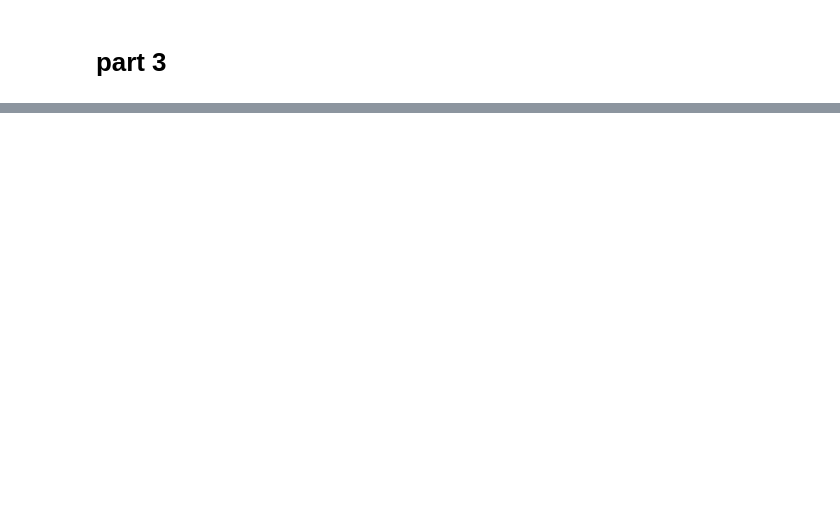
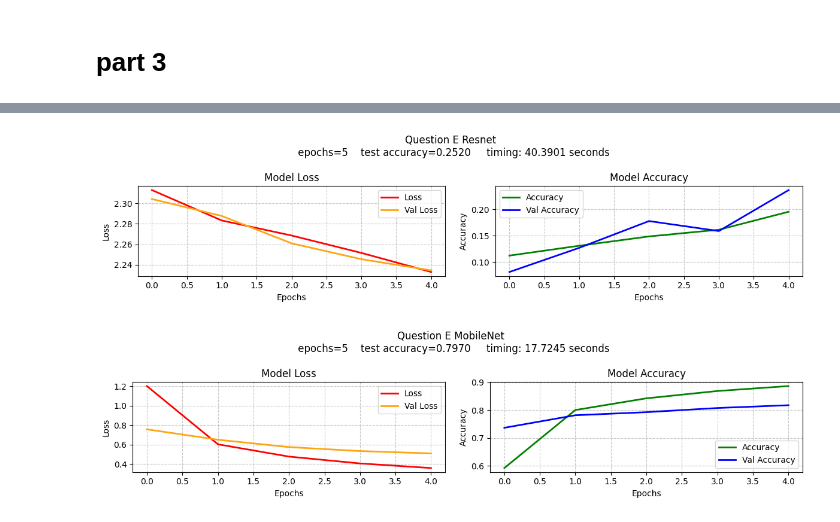
Before and after one commit to shai-ca/AI-DL, a Jupyter notebook: project-2/main_jupyter.ipynb, the cells around one changed output, grey strips where cells are left out. Drawn from its saved outputs; the diff is of its cells as text; code cells hidden in the pictures; blank space fills up the shorter version.

```diff
--- a/project-2/main_jupyter.ipynb
+++ b/project-2/main_jupyter.ipynb
@@ -194,0 +326,40 @@ new_model.add(tf.keras.layers.Dropout(0.5))    # Add dropoutos.environ['TF_ENABL
+# %%
+# D
+import tensorflow as tf
+import time
+import os
+
+# Create data augmentation layer
+data_augmentation = tf.keras.Sequential([
+    tf.keras.layers.RandomFlip("horizontal")
+])
+
+# Create augmented dataset
+train_ds = tf.data.Dataset.from_tensor_slices((train_images, train_labels))
+train_ds = train_ds.shuffle(1000).batch(32)
+train_ds = train_ds.map(lambda x, y: (data_augmentation(x, training=True), y))
+
+val_ds = tf.data.Dataset.from_tensor_slices((val_images, val_labels)).batch(32)
+
+# Define new model with augmentation
+new_model = tf.keras.Sequential(model.layers[:-1])
+new_model.add(tf.keras.layers.Dropout(0.5))
+new_model.add(tf.keras.layers.Dense(10, activation='softmax'))
+
+new_model.compile(optimizer='adam',
+                 loss='categorical_crossentropy',
+                 metrics=['accuracy'])
+
+print(new_model.summary())
+print("Label shape:", train_labels.shape)
+print("Sample labels:", train_labels[:3])
+
+# Train with augmented data
+start = time.perf_counter()
+history = new_model.fit(train_ds, epochs=EPOCH, validation_data=val_ds)
+end = time.perf_counter()
+print(f"Manual timing: {end - start:.6f} seconds")
+
+test_loss, test_acc = new_model.evaluate(test_images, test_labels, verbose=2)
+print(f"Test accuracy: {test_acc}, Test loss: {test_loss}")
+plot_train_vs_val_metrics(history, extra_title='Question D \n epochs='+str(EPOCH)+'    test accuracy='+str(f"{test_acc:.4f}") + f'     timing: {end - start:.4f} seconds')
@@ -194,0 +535,7 @@ new_model.add(tf.keras.layers.Dropout(0.5))    # Add dropoutos.environ['TF_ENABL
+# %%
+plot_train_vs_val_metrics(history_resnet, extra_title='Question E Resnet \n epochs='+str(EPOCH)+'    test accuracy='+str(f"{resnet_test_acc:.4f}") + f'     timing: {resnet_training_time:.4f} seconds')
+
+plot_train_vs_val_metrics(history_mobilenet, extra_title='Question E MobileNet \n epochs='+str(EPOCH)+'    test accuracy='+str(f"{mobilenet_test_acc:.4f}") + f'     timing: {mobilenet_training_time:.4f} seconds')
+# %% [output]
+[figure, added]
+[figure, added]
```
Also changed, not shown: parts of 12 cells of this notebook, 11 other files.
